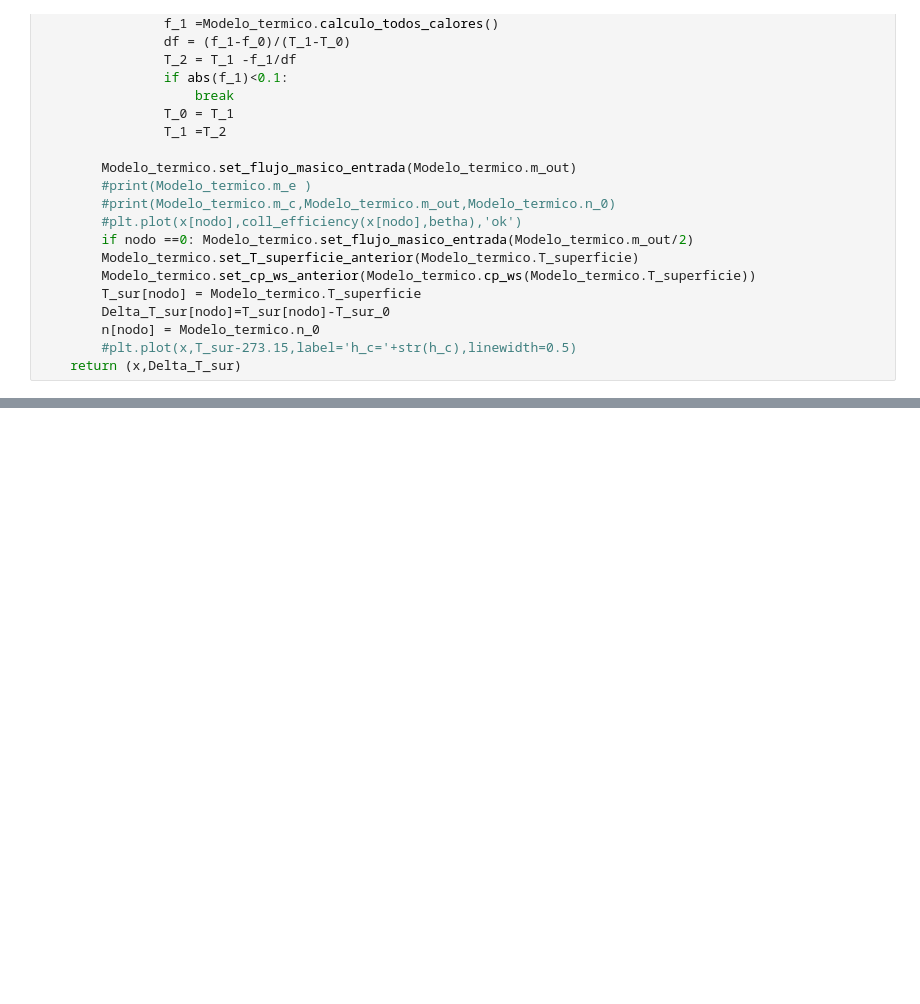
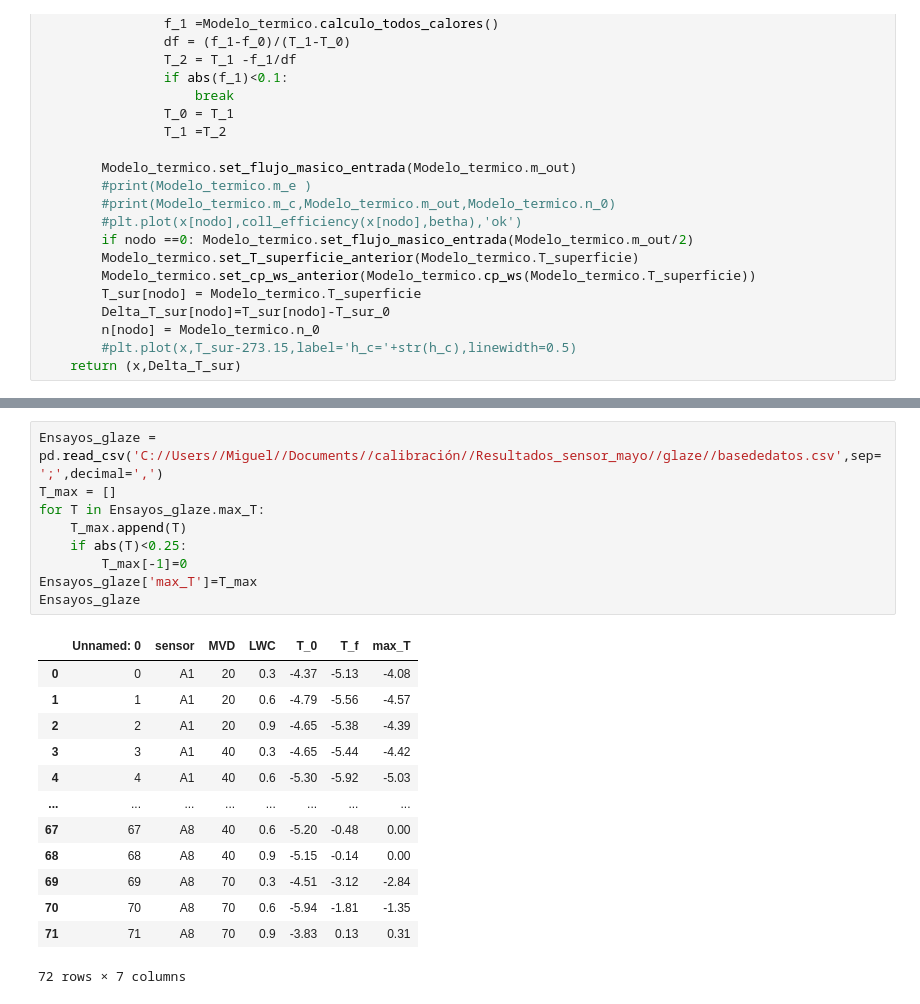
Before and after one commit to MiguelGonzdelVal/Programa_calores, a Jupyter notebook: procesado_calores_gotas_40.ipynb, the cells around one changed output, grey strips where cells are left out. Drawn from its saved outputs; the diff is of its cells as text; blank space fills up the shorter version.

```diff
--- a/procesado_calores_gotas_40.ipynb
+++ b/procesado_calores_gotas_40.ipynb
@@ -2925,0 +2667,23 @@ IndexingError: Unalignable boolean Series provided as indexer (index of the bool
+# %%
+Ensayos_glaze = pd.read_csv('C://Users//Miguel//Documents//calibración//Resultados_sensor_mayo//glaze//basededatos.csv',sep=';',decimal=',')
+T_max = []
+for T in Ensayos_glaze.max_T:
+    T_max.append(T)
+    if abs(T)<0.25:
+        T_max[-1]=0
+Ensayos_glaze['max_T']=T_max
+Ensayos_glaze
+# %% [output]
+|  | Unnamed: 0 | sensor | MVD | LWC | T_0 | T_f | max_T |
+| 0 | 0 | A1 | 20 | 0.3 | -4.37 | -5.13 | -4.08 |
+| 1 | 1 | A1 | 20 | 0.6 | -4.79 | -5.56 | -4.57 |
+| 2 | 2 | A1 | 20 | 0.9 | -4.65 | -5.38 | -4.39 |
+| 3 | 3 | A1 | 40 | 0.3 | -4.65 | -5.44 | -4.42 |
+| 4 | 4 | A1 | 40 | 0.6 | -5.30 | -5.92 | -5.03 |
+| ... | ... | ... | ... | ... | ... | ... | ... |
+| 67 | 67 | A8 | 40 | 0.6 | -5.20 | -0.48 | 0.00 |
+| 68 | 68 | A8 | 40 | 0.9 | -5.15 | -0.14 | 0.00 |
+| 69 | 69 | A8 | 70 | 0.3 | -4.51 | -3.12 | -2.84 |
+| 70 | 70 | A8 | 70 | 0.6 | -5.94 | -1.81 | -1.35 |
+| 71 | 71 | A8 | 70 | 0.9 | -3.83 | 0.13 | 0.31 |
+72 rows × 7 columns
```
Also changed, not shown: parts of 68 cells of this notebook, 2 other files.
